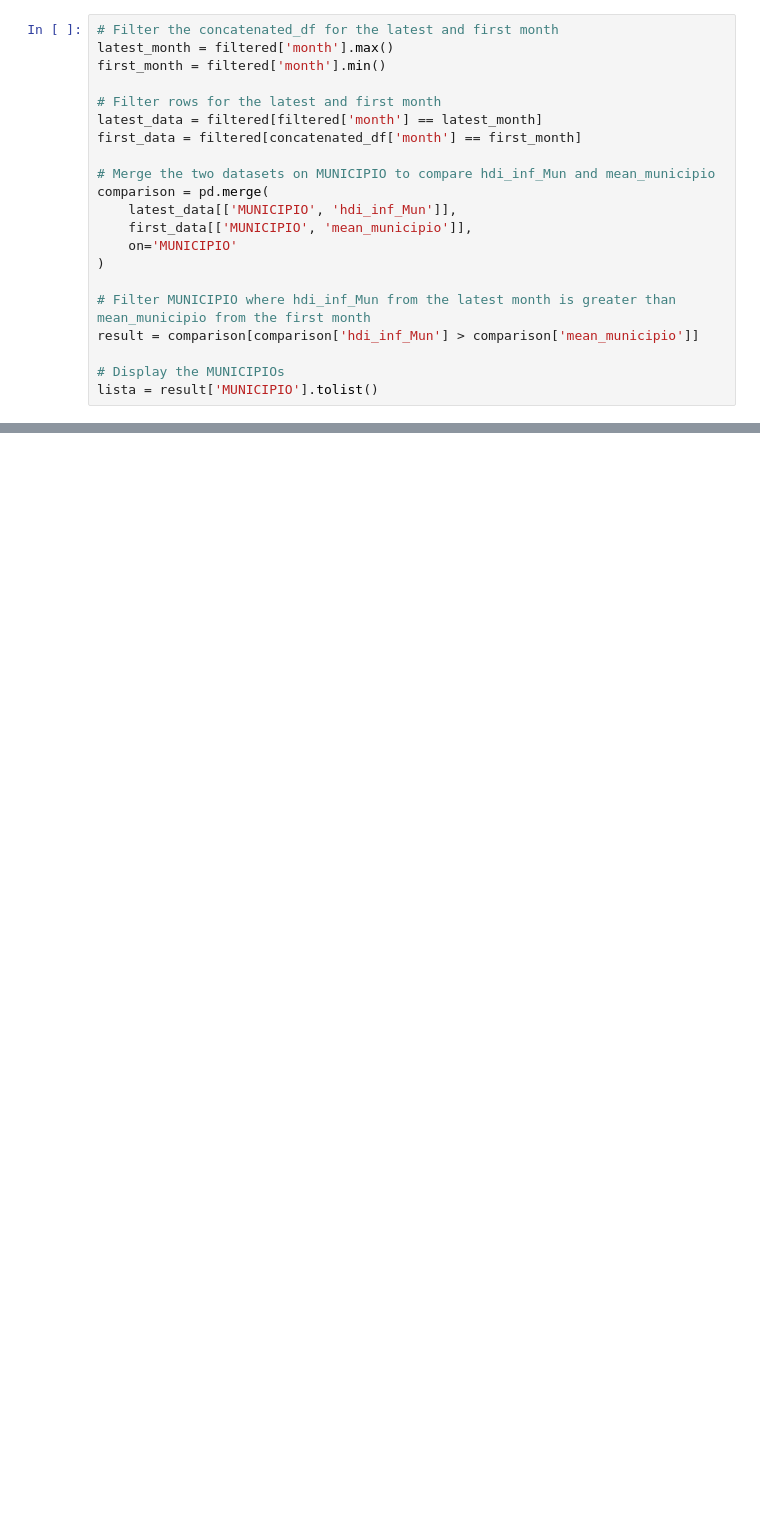
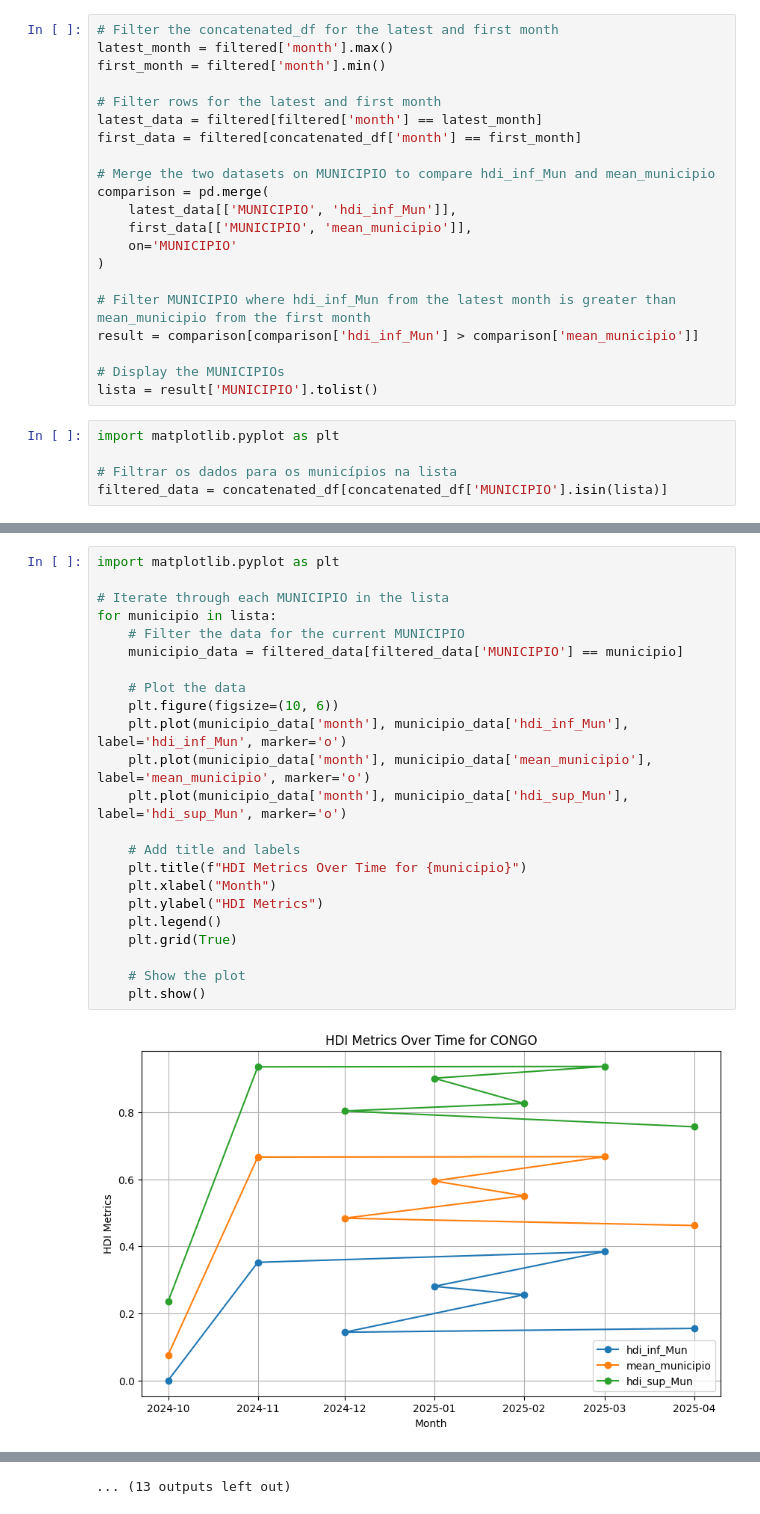
Before and after one commit to tblacerda/MarkovChainMonteCarlo, a Jupyter notebook: MCMC_ECQ_ANALISE.ipynb, the cells around one changed output, grey strips where cells are left out. Saved outputs shown, nothing was run; the diff lists cells and outputs as text; blank space fills up the shorter version.

```diff
--- a/MCMC_ECQ_ANALISE.ipynb
+++ b/MCMC_ECQ_ANALISE.ipynb
@@ -317,3 +341,8 @@ result = comparison[comparison['hdi_inf_Mun'] > comparison['mean_municipio']]
 
 # Display the MUNICIPIOs
 lista = result['MUNICIPIO'].tolist()
+# %%
+import matplotlib.pyplot as plt
+
+# Filtrar os dados para os municípios na lista
+filtered_data = concatenated_df[concatenated_df['MUNICIPIO'].isin(lista)]
@@ -319,0 +371,25 @@ lista = result['MUNICIPIO'].tolist()
+# %%
+import matplotlib.pyplot as plt
+
+# Iterate through each MUNICIPIO in the lista
+for municipio in lista:
+    # Filter the data for the current MUNICIPIO
+    municipio_data = filtered_data[filtered_data['MUNICIPIO'] == municipio]
+
+    # Plot the data
+    plt.figure(figsize=(10, 6))
+    plt.plot(municipio_data['month'], municipio_data['hdi_inf_Mun'], label='hdi_inf_Mun', marker='o')
+    plt.plot(municipio_data['month'], municipio_data['mean_municipio'], label='mean_municipio', marker='o')
+    plt.plot(municipio_data['month'], municipio_data['hdi_sup_Mun'], label='hdi_sup_Mun', marker='o')
+
+    # Add title and labels
+    plt.title(f"HDI Metrics Over Time for {municipio}")
+    plt.xlabel("Month")
+    plt.ylabel("HDI Metrics")
+    plt.legend()
+    plt.grid(True)
+
+    # Show the plot
+    plt.show()
+# %% [output]
+[figure, added]
@@ -319,0 +407 @@ lista = result['MUNICIPIO'].tolist()
+... (13 outputs left out)
```
Also changed, not shown: parts of 8 cells of this notebook.
